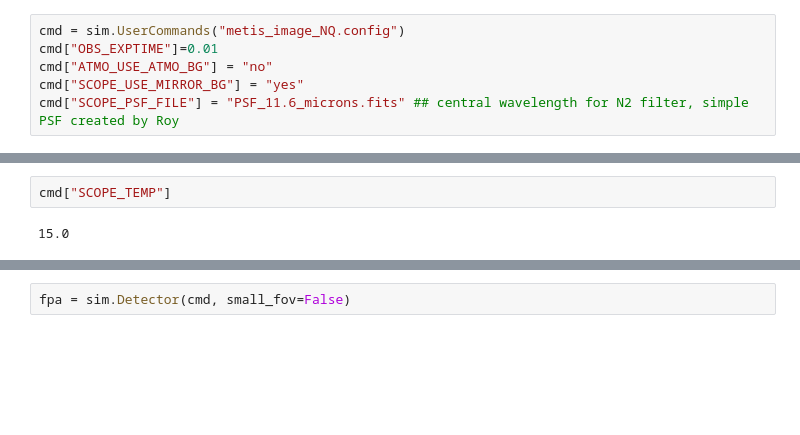
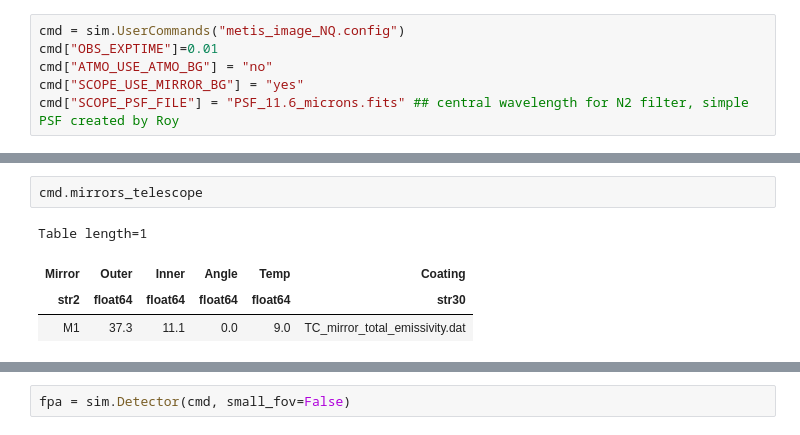
Before and after one commit to astronomyk/SimMETIS, a Jupyter notebook: notebooks/SimMETIS_NQ_IMG.ipynb, the cells around one changed output, grey strips where cells are left out. Drawn from its saved outputs; the diff is of its cells as text; blank space fills up the shorter version.

```diff
--- a/notebooks/SimMETIS_NQ_IMG.ipynb
+++ b/notebooks/SimMETIS_NQ_IMG.ipynb
@@ -19,6 +27,9 @@ cmd["SCOPE_PSF_FILE"] = "PSF_11.6_microns.fits" ## central wavelength for N2 fil
 # %%
-cmd["SCOPE_TEMP"]
+cmd.mirrors_telescope
 # %% [output]
-15.0
+Table length=1
+| Mirror | Outer | Inner | Angle | Temp | Coating |
+| str2 | float64 | float64 | float64 | float64 | str30 |
+| M1 | 37.3 | 11.1 | 0.0 | 9.0 | TC_mirror_total_emissivity.dat |
 # %%
 opt = sim.OpticalTrain(cmd)
```
Also changed, not shown: parts of 12 cells of this notebook, 12 other files.
